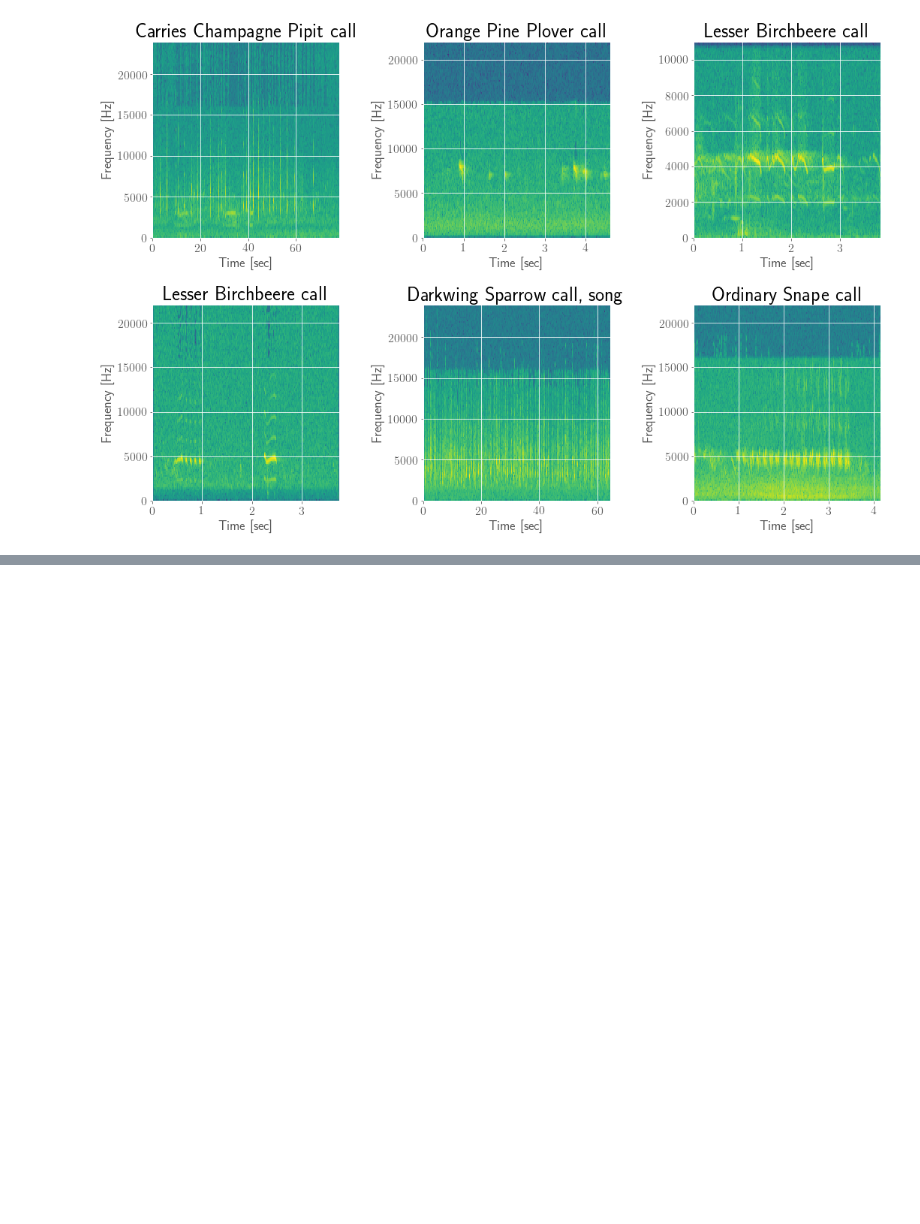
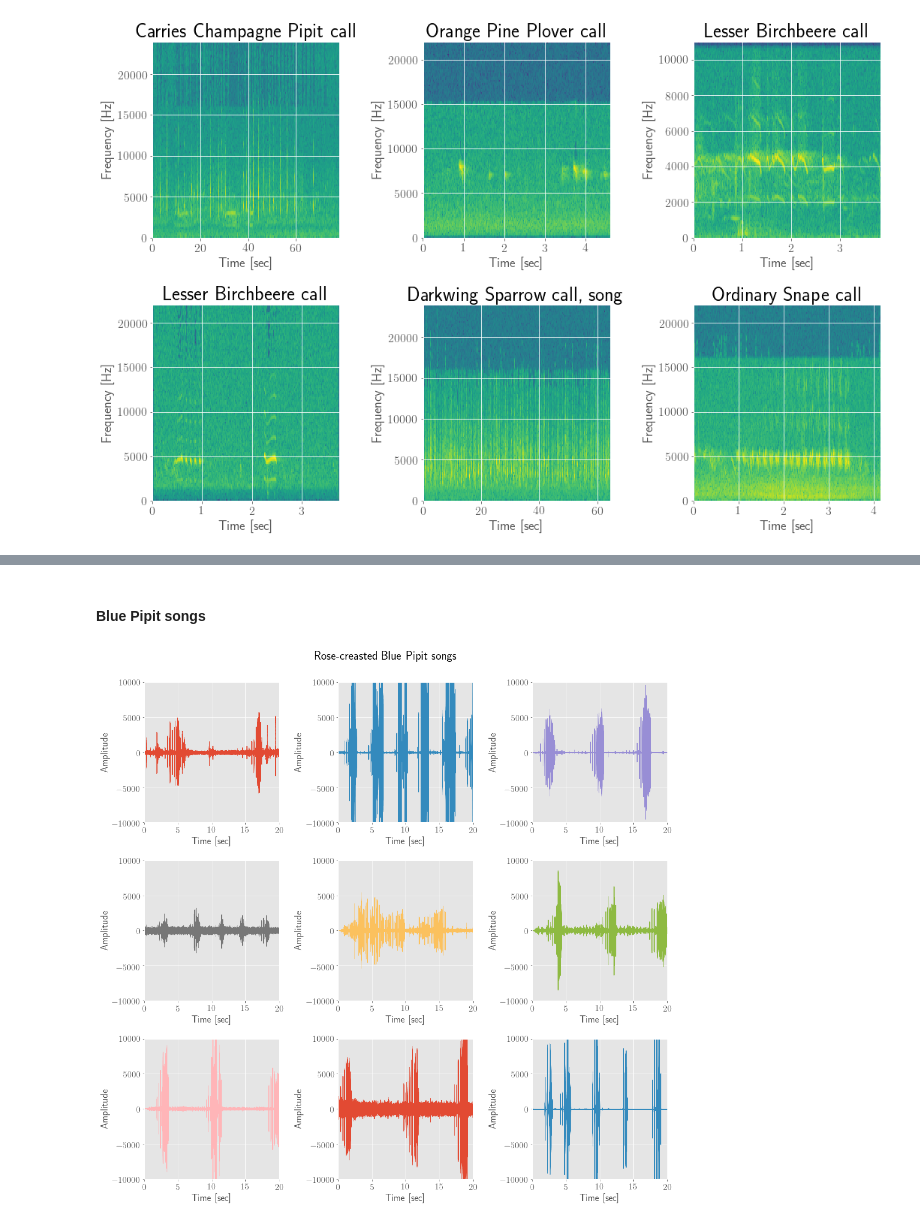
Before and after one commit to guillaumefrd/vast-challenge-2018-mc1, a Jupyter notebook: birds_sound_visualizations.ipynb, the cells around one changed output, grey strips where cells are left out. Saved outputs shown, nothing was run; the diff lists cells and outputs as text; code cells hidden in the pictures; blank space fills up the shorter version.

```diff
--- a/birds_sound_visualizations.ipynb
+++ b/birds_sound_visualizations.ipynb
@@ -187,0 +144,48 @@ From literature, we have found several methods to classify sounds depending on t
+# %%
+def plot_signal_temp(df, path, title):
+    fig = plt.figure(figsize=(15,15))
+    fig.suptitle(title)
+    for i in range(9):
+        # read wav file
+        file_id = df.iat[i, 0]
+        f = os.path.join(path, '{}.wav'.format(file_id))
+        rate, data = wavfile.read(f)
+
+        # plot the signal
+        ax = fig.add_subplot(3, 3, i+1)
+        times = np.arange(len(data))/float(rate)
+        ax.fill_between(times, data, color="C{}".format(i))
+        ax.set_xlabel('Time [sec]')
+        ax.set_ylabel('Amplitude')
+        ax.set_xlim(0, 20)
+        ax.set_ylim(-10000, 10000)
+
+    fig.tight_layout(rect=[0, 0.03, 1, 0.95])
+
+def plot_spectrogram(df, path, title):
+    fig = plt.figure(figsize=(15,15))
+    fig.suptitle(title)
+    for i in range(9):
+        # read wav file
+        file_id = df.iat[i, 0]
+        f = os.path.join(path, '{}.wav'.format(file_id))
+        rate, data = wavfile.read(f)
+
+        # plot the spectrogram
+        ax = fig.add_subplot(3, 3, i+1)
+        ax.specgram(data, Fs=rate)
+        ax.set_xlabel('Time [sec]')
+        ax.set_ylabel('Frequency [Hz]')
+        ax.set_xlim(0, 20)
+
+    fig.tight_layout(rect=[0, 0.03, 1, 0.95])
+# %% [markdown]
+#### Blue Pipit songs
+# %%
+df_bp_songs = df.loc[(df['English_name'] == 'Rose-crested Blue Pipit')
+                     & (df['Vocalization_type'] == 'song')
+                     & (df['Quality'] == 'A')]
+plot_signal_temp(df_bp_songs, path='all_birds_wav',
+                 title='Rose-creasted Blue Pipit songs')
+# %% [output]
+[figure, added]
```
Also changed, not shown: parts of 20 cells of this notebook.
